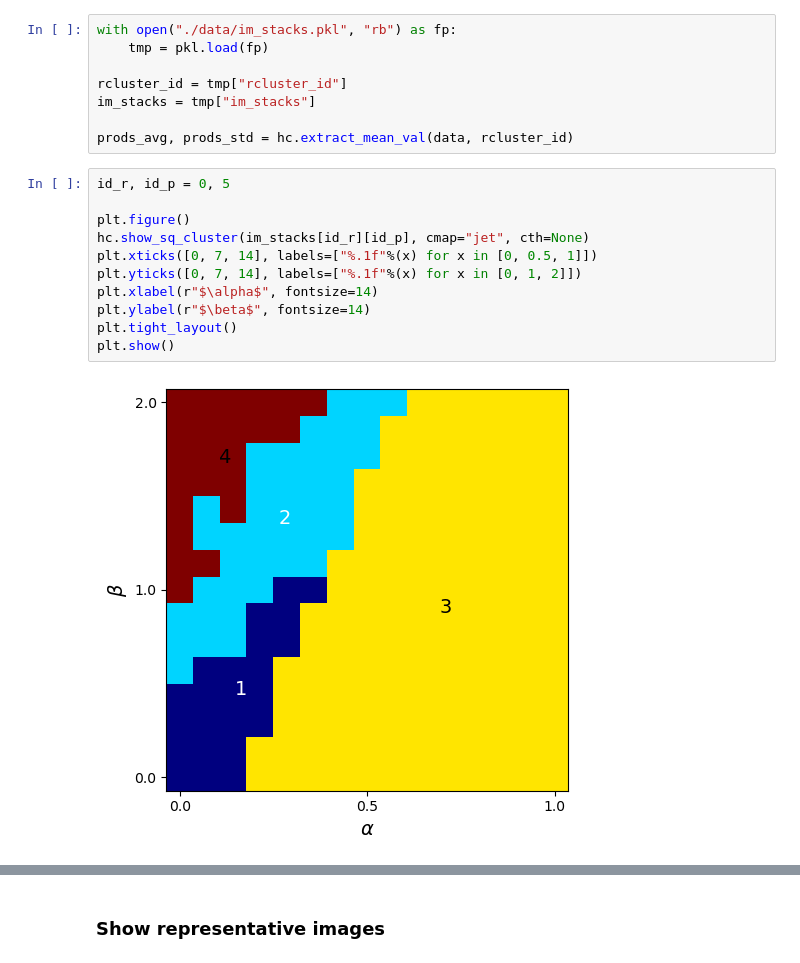
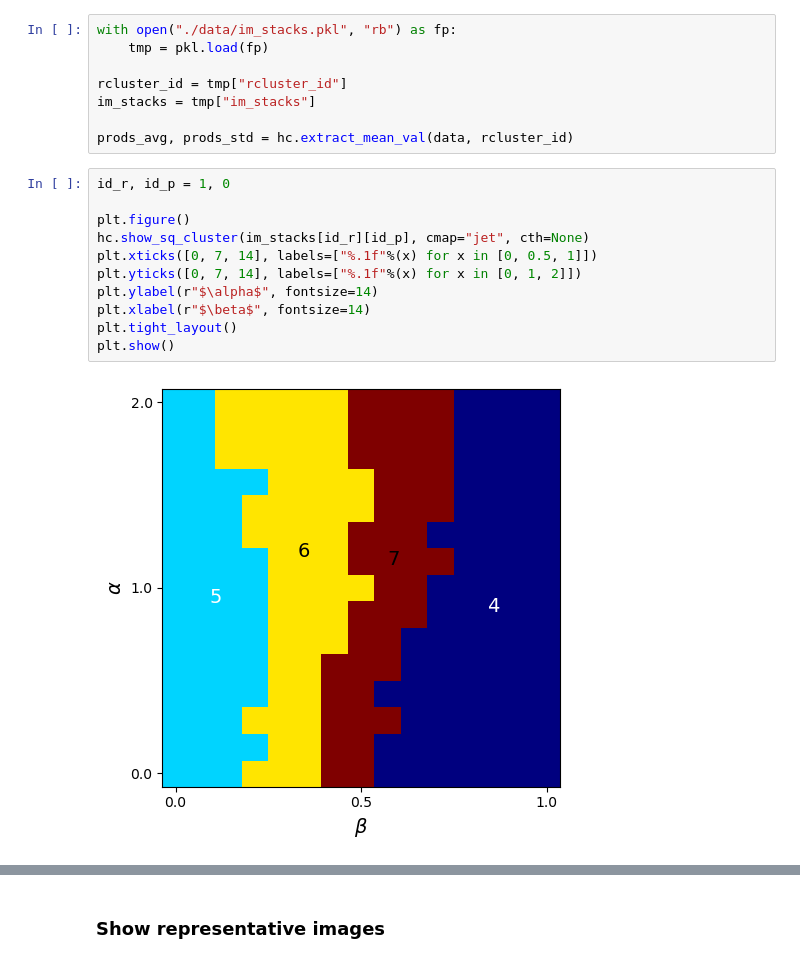
Before and after one commit to jyKim-97/hh_neuralnet, a Jupyter notebook: three_pop_mpi/clustering/clustering.ipynb, the cells around one changed output, grey strips where cells are left out. Saved outputs shown, nothing was run; the diff lists cells and outputs as text.

```diff
--- a/three_pop_mpi/clustering/clustering.ipynb
+++ b/three_pop_mpi/clustering/clustering.ipynb
@@ -206,18 +206,18 @@ im_stacks = tmp["im_stacks"]
 
 prods_avg, prods_std = hc.extract_mean_val(data, rcluster_id)
 # %%
-id_r, id_p = 0, 5
+id_r, id_p = 1, 0
 
 plt.figure()
 hc.show_sq_cluster(im_stacks[id_r][id_p], cmap="jet", cth=None)
 plt.xticks([0, 7, 14], labels=["%.1f"%(x) for x in [0, 0.5, 1]])
 plt.yticks([0, 7, 14], labels=["%.1f"%(x) for x in [0, 1, 2]])
-plt.xlabel(r"$\alpha$", fontsize=14)
-plt.ylabel(r"$\beta$", fontsize=14)
+plt.ylabel(r"$\alpha$", fontsize=14)
+plt.xlabel(r"$\beta$", fontsize=14)
 plt.tight_layout()
 plt.show()
 # %% [output]
-[figure, old version]
+[figure, new version]
 # %%
 reload(hc)
 
```
Also changed, not shown: parts of 1 cell of this notebook, 2 other files.
